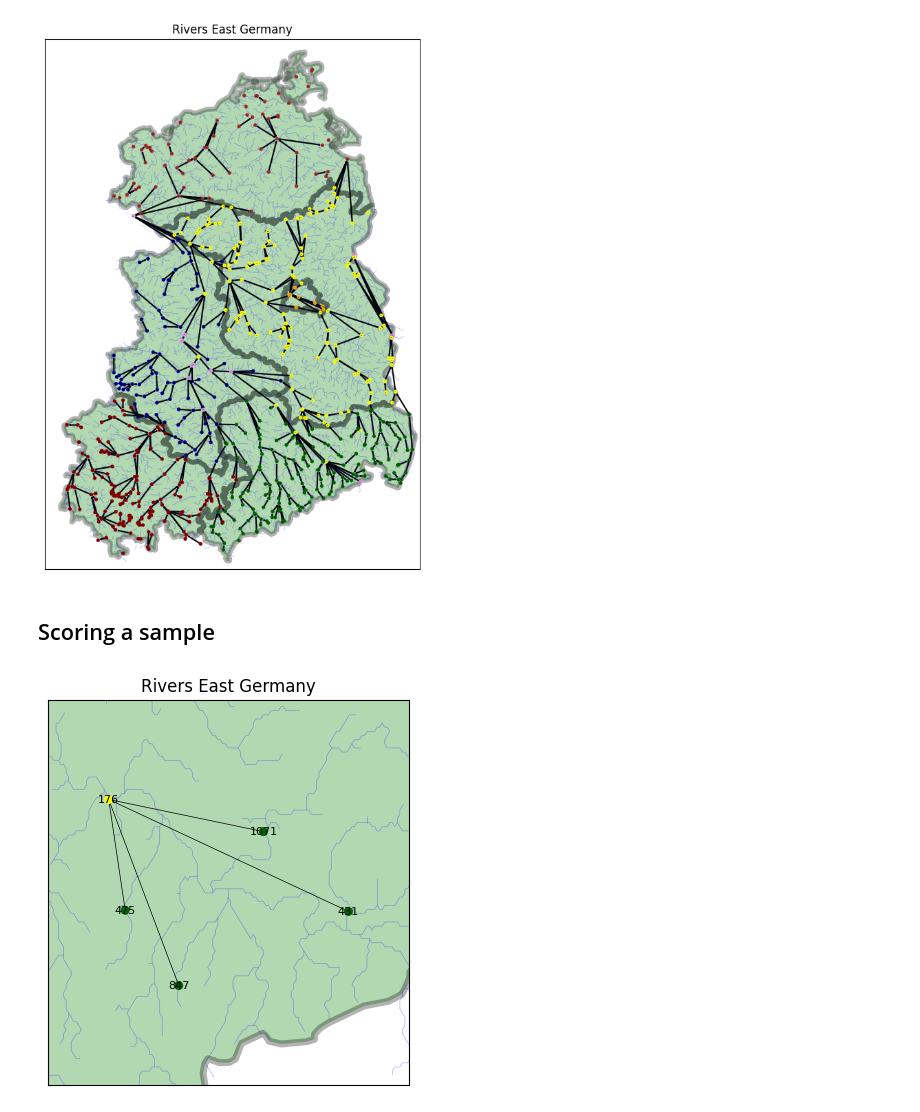
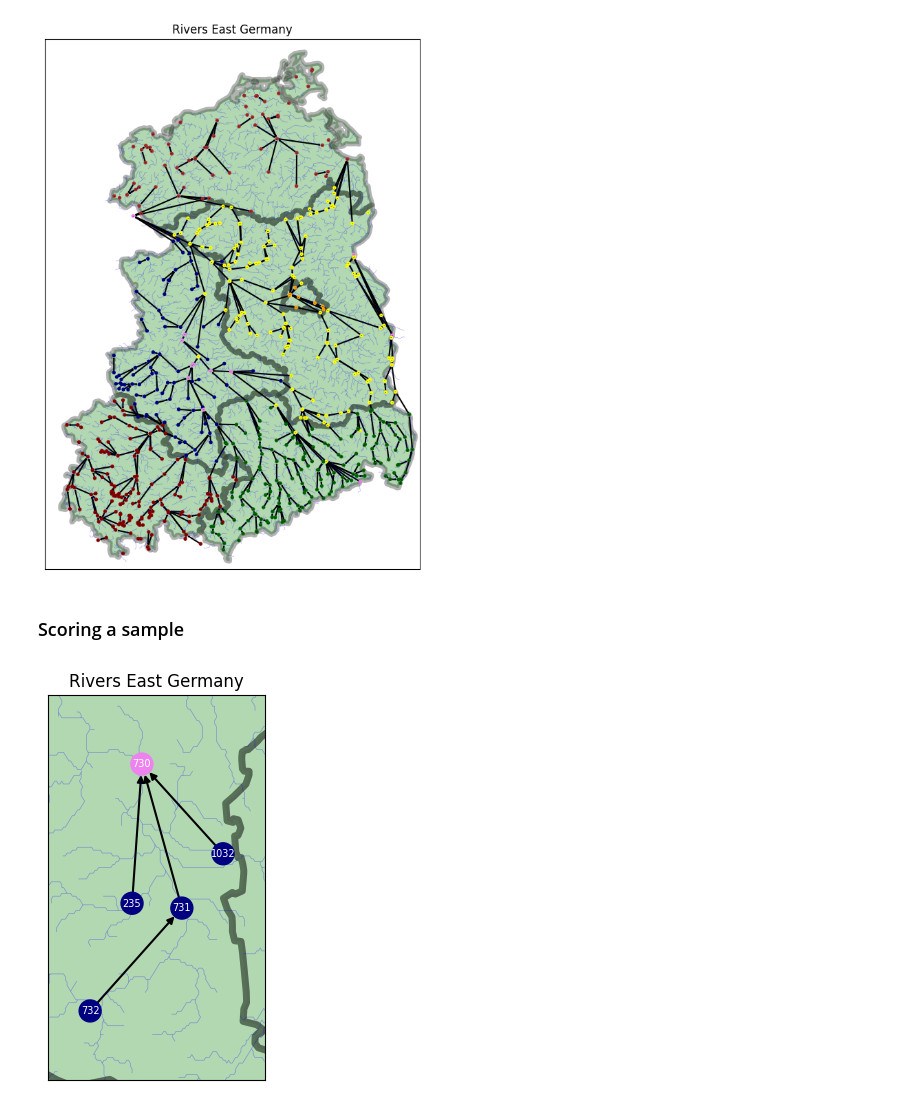
Before and after one commit to floatinglittlerocks/causalrivers, a Jupyter notebook: 2_tutorial_benchmarking.ipynb, the cells around one changed output. Drawn from its saved outputs; the diff is of its cells as text; code cells hidden in the pictures.

```diff
--- a/2_tutorial_benchmarking.ipynb
+++ b/2_tutorial_benchmarking.ipynb
@@ -54,4 +42,4 @@ plot_current_state_of_graph(
 # %% [output]
 [figure]
 # %% [markdown]
-## Scoring a sample
+### Scoring a sample
@@ -66,7 +45,0 @@ data = pd.read_csv("../datasets/compose_for_wasim/0_data.csv",index_col=0)
-# %%
-# Load the raw ts data and the labels for a specific sample:
-ds  =pickle.load(open("../" + cfg.sample_path + "random_5" + "/test.p", "rb"))
-example = ds[0]
-data = load_sample(p= "../" + cfg.data_path, which= example)
-# %% [output]
-[figure, removed]
@@ -73,3 +52,21 @@ data = load_sample(p= "../" + cfg.data_path, which= example)
+# %%
+# We can use the same plotting function to visualize the sample
+plot_current_state_of_graph(
+    example,
+    autozoom=0.1,
+    dpi=50,
+    node_size=250,
+    save=0,
+    river_map=True,
+    ger_map=True,
+    width=1.5,
+    arrowsize=10,
+    fs=(5, 5),
+    font_size=7,
+    font_color = "white"
+)
+# %% [output]
+[figure, added]
 # %%
 # labels can be exported from graph like this:
 label = graph_to_label_tensor(example, human_readable=True)
```
Also changed, not shown: parts of 33 cells of this notebook, 10 other files.
